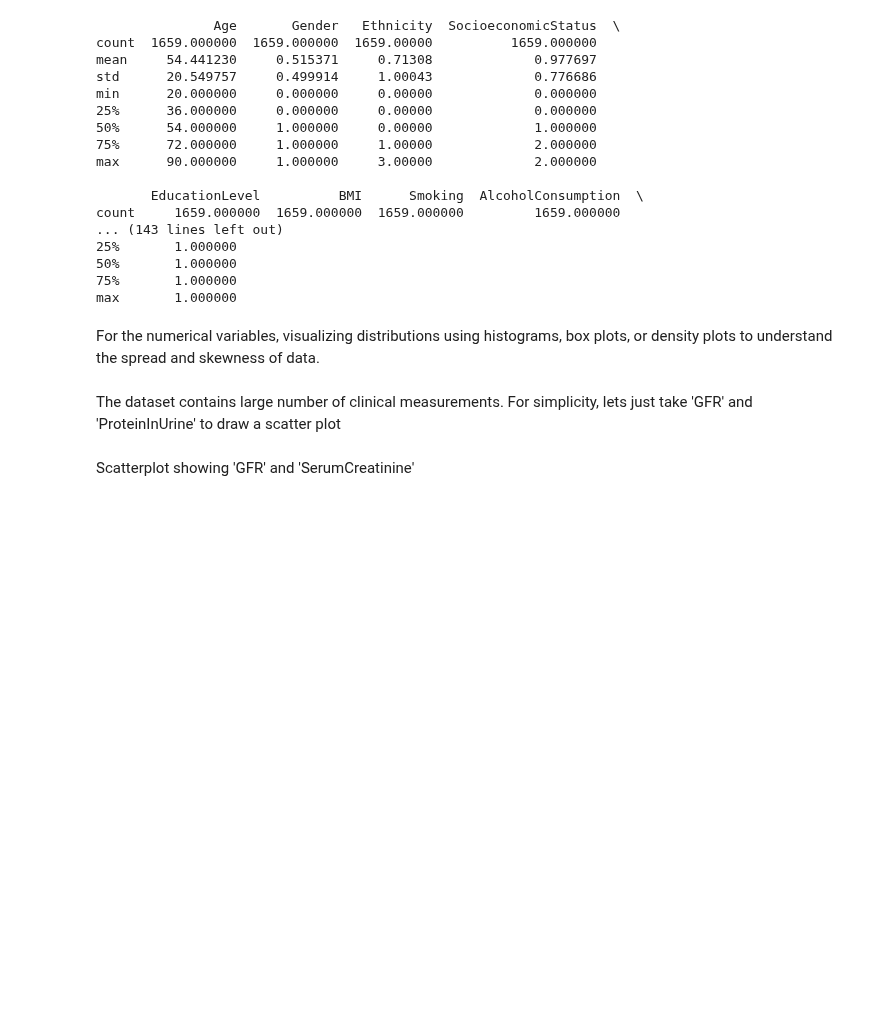
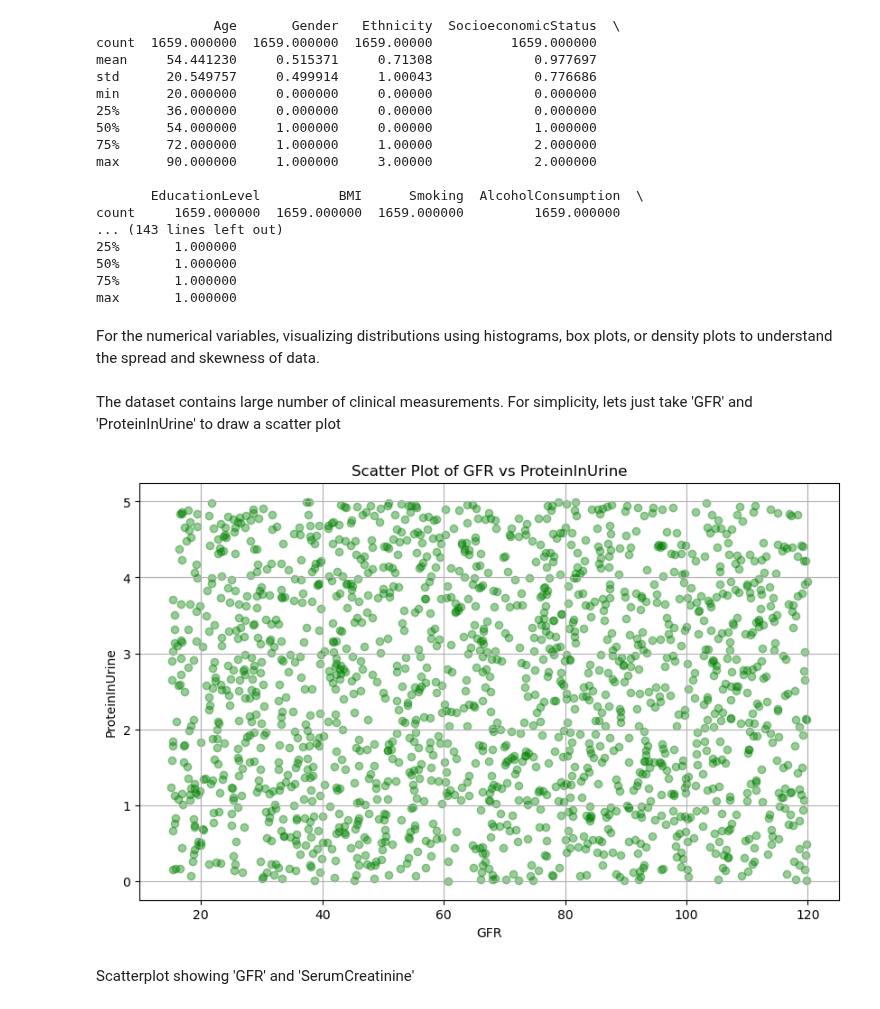
Before and after one commit to anjali-deshpande-hub/chronic_kidney_disease, a Jupyter notebook: src/CKD.ipynb, the cells around one changed output. Saved outputs shown, nothing was run; the diff lists cells and outputs as text; code cells hidden in the pictures; blank space fills up the shorter version.

```diff
--- a/src/CKD.ipynb
+++ b/src/CKD.ipynb
@@ -100,2 +95,20 @@ The dataset contains large number of clinical measurements. For simplicity, lets
+# %%
+# Add code for scatter plot
+
+# Kateryna
+
+GFR = df['GFR']
+ProteinInUrine = df['ProteinInUrine']
+
+# Plotting the scatter plot
+plt.figure(figsize=(10, 6))
+plt.scatter(GFR, ProteinInUrine, alpha=0.4, color='green')
+plt.title('Scatter Plot of GFR vs ProteinInUrine')
+plt.xlabel('GFR')
+plt.ylabel('ProteinInUrine')
+plt.grid(True)
+plt.show()
+# %% [output]
+[figure, added]
 # %% [markdown]
 Scatterplot showing 'GFR' and 'SerumCreatinine'
```
Also changed, not shown: parts of 7 cells of this notebook.
